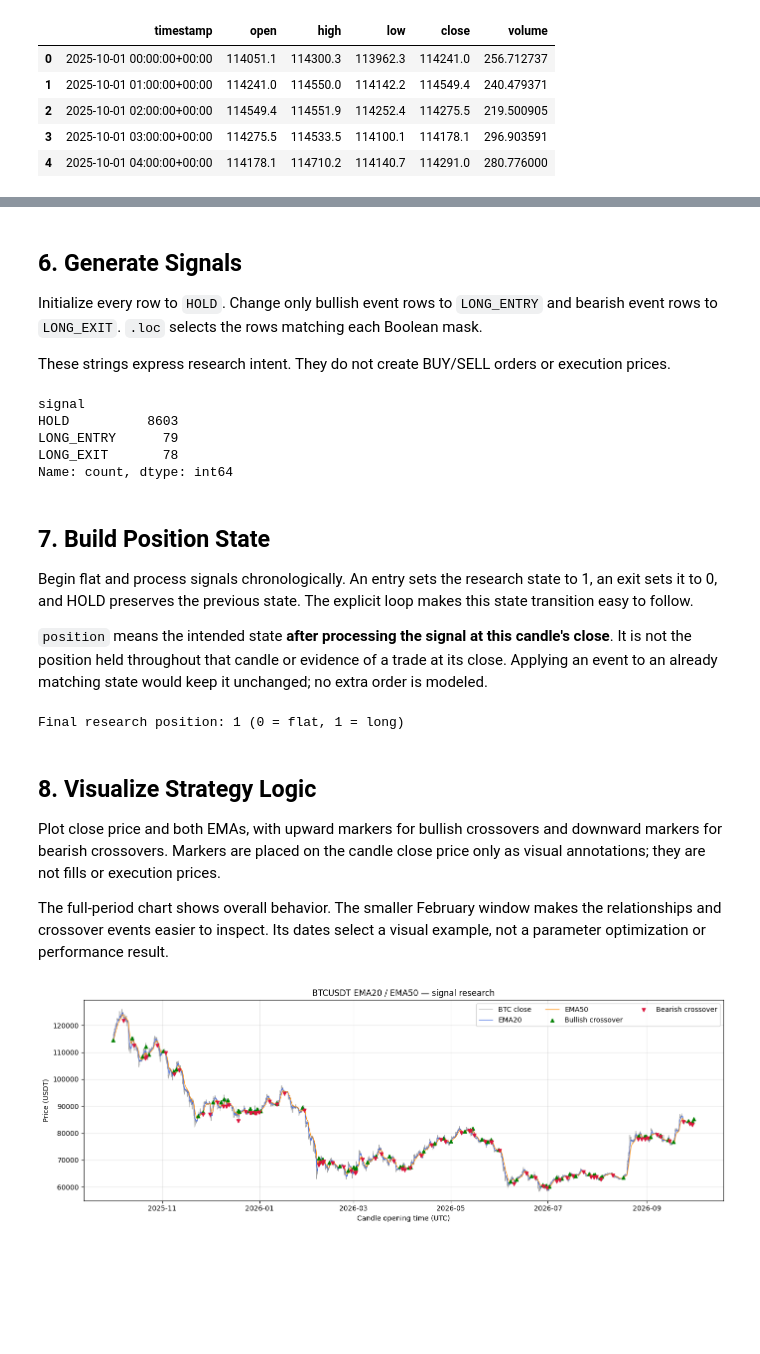
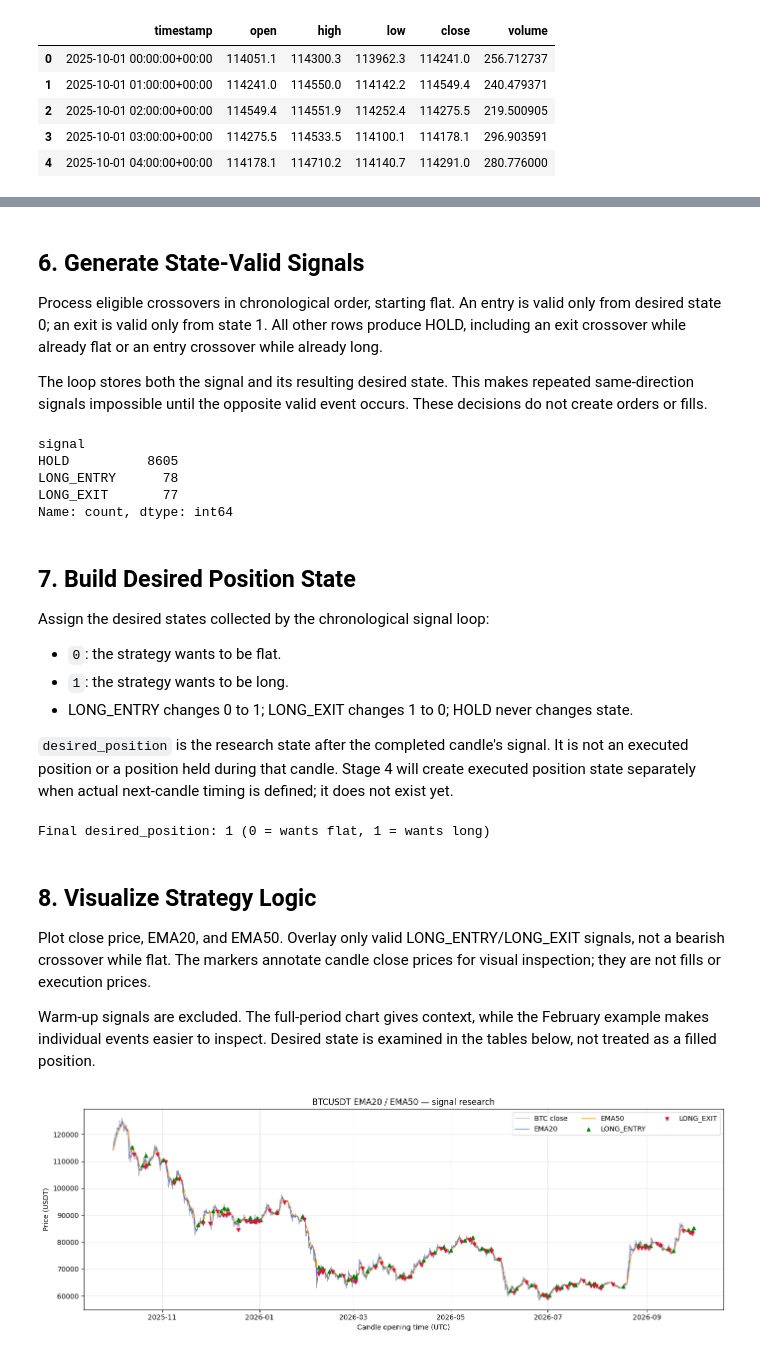
Before and after one commit to puckmandestroyer/trading-lab, a Jupyter notebook: notebooks/02_ema_strategy.ipynb, the cells around one changed output, grey strips where cells are left out. Drawn from its saved outputs; the diff is of its cells as text; code cells hidden in the pictures; blank space fills up the shorter version.

Commit message:
Refine Stage 3 strategy logic

```diff
--- a/notebooks/02_ema_strategy.ipynb
+++ b/notebooks/02_ema_strategy.ipynb
@@ -157,66 +168,72 @@ Bearish crossovers: 78
 # %% [markdown]
-## 6. Generate Signals
+## 6. Generate State-Valid Signals
 
-Initialize every row to `HOLD`. Change only bullish event rows to `LONG_ENTRY` and bearish event rows to `LONG_EXIT`. `.loc` selects the rows matching each Boolean mask.
+Process eligible crossovers in chronological order, starting flat. An entry is valid only from desired state 0; an exit is valid only from state 1. All other rows produce HOLD, including an exit crossover while already flat or an entry crossover while already long.
 
-These strings express research intent. They do not create BUY/SELL orders or execution prices.
+The loop stores both the signal and its resulting desired state. This makes repeated same-direction signals impossible until the opposite valid event occurs. These decisions do not create orders or fills.
 # %%
-df["signal"] = "HOLD"
-df.loc[df["bullish_cross"], "signal"] = "LONG_ENTRY"
-df.loc[df["bearish_cross"], "signal"] = "LONG_EXIT"
+current_desired_position = 0
+signals = []
+desired_positions = []
 
+for bullish_cross, bearish_cross in zip(df["bullish_cross"], df["bearish_cross"]):
+    signal = "HOLD"
+    if bullish_cross and current_desired_position == 0:
+        signal = "LONG_ENTRY"
+        current_desired_position = 1
+    elif bearish_cross and current_desired_position == 1:
+        signal = "LONG_EXIT"
+        current_desired_position = 0
+
+    signals.append(signal)
+    desired_positions.append(current_desired_position)
+
+df["signal"] = signals
 df["signal"].value_counts()
 # %% [output]
 signal
-HOLD          8603
-LONG_ENTRY      79
-LONG_EXIT       78
+HOLD          8605
+LONG_ENTRY      78
+LONG_EXIT       77
 Name: count, dtype: int64
 # %% [markdown]
-## 7. Build Position State
+## 7. Build Desired Position State
 
-Begin flat and process signals chronologically. An entry sets the research state to 1, an exit sets it to 0, and HOLD preserves the previous state. The explicit loop makes this state transition easy to follow.
+Assign the desired states collected by the chronological signal loop:
 
-`position` means the intended state **after processing the signal at this candle's close**. It is not the position held throughout that candle or evidence of a trade at its close. Applying an event to an already matching state would keep it unchanged; no extra order is modeled.
+- `0`: the strategy wants to be flat.
+- `1`: the strategy wants to be long.
+- LONG_ENTRY changes 0 to 1; LONG_EXIT changes 1 to 0; HOLD never changes state.
+
+`desired_position` is the research state after the completed candle's signal. It is not an executed position or a position held during that candle. Stage 4 will create executed position state separately when actual next-candle timing is defined; it does not exist yet.
 # %%
-current_position = 0
-positions = []
-
-for signal in df["signal"]:
-    if signal == "LONG_ENTRY":
-        current_position = 1
-    elif signal == "LONG_EXIT":
-        current_position = 0
-    # HOLD leaves current_position unchanged.
-    positions.append(current_position)
-
-df["position"] = positions
-print("Final research position:", df["position"].iloc[-1], "(0 = flat, 1 = long)")
+df["desired_position"] = desired_positions
+print("Final desired_position:", df["desired_position"].iloc[-1], "(0 = wants flat, 1 = wants long)")
 # %% [output]
-Final research position: 1 (0 = flat, 1 = long)
+Final desired_position: 1 (0 = wants flat, 1 = wants long)
 # %% [markdown]
 ## 8. Visualize Strategy Logic
 
-Plot close price and both EMAs, with upward markers for bullish crossovers and downward markers for bearish crossovers. Markers are placed on the candle close price only as visual annotations; they are not fills or execution prices.
+Plot close price, EMA20, and EMA50. Overlay only valid LONG_ENTRY/LONG_EXIT signals, not a bearish crossover while flat. The markers annotate candle close prices for visual inspection; they are not fills or execution prices.
 
-The full-period chart shows overall behavior. The smaller February window makes the relationships and crossover events easier to inspect. Its dates select a visual example, not a parameter optimization or performance result.
+Warm-up signals are excluded. The full-period chart gives context, while the February example makes individual events easier to inspect. Desired state is examined in the tables below, not treated as a filled position.
 # %%
-entry_rows = df.loc[df["bullish_cross"]]
-exit_rows = df.loc[df["bearish_cross"]]
+entry_rows = df.loc[df["signal"] == "LONG_ENTRY"]
+exit_rows = df.loc[df["signal"] == "LONG_EXIT"]
 
 fig, ax = plt.subplots(figsize=(14, 5))
 ax.plot(df["timestamp"], df["close"], label="BTC close", color="gray", linewidth=0.7, alpha=0.7)
 ax.plot(df["timestamp"], df["ema_20"], label="EMA20", color="royalblue", linewidth=0.9)
 ax.plot(df["timestamp"], df["ema_50"], label="EMA50", color="darkorange", linewidth=0.9)
-ax.scatter(entry_rows["timestamp"], entry_rows["close"], marker="^", color="green", s=25, label="Bullish crossover", zorder=4)
-ax.scatter(exit_rows["timestamp"], exit_rows["close"], marker="v", color="crimson", s=25, label="Bearish crossover", zorder=4)
+ax.scatter(entry_rows["timestamp"], entry_rows["close"], marker="^", color="green", s=25, label="LONG_ENTRY", zorder=4)
+ax.scatter(exit_rows["timestamp"], exit_rows["close"], marker="v", color="crimson", s=25, label="LONG_EXIT", zorder=4)
 ax.set(title="BTCUSDT EMA20 / EMA50 — signal research", xlabel="Candle opening time (UTC)", ylabel="Price (USDT)")
 ax.legend(ncol=3)
 ax.grid(alpha=0.3)
 fig.tight_layout()
 plt.show()
 # %% [output]
-[figure, old version]
+[figure, new version]
 # %%
 ZOOM_START = pd.Timestamp("2026-02-01", tz="UTC")
 ZOOM_END = pd.Timestamp("2026-02-15", tz="UTC")
```
Also changed, not shown: parts of 16 cells of this notebook, 3 other files.
